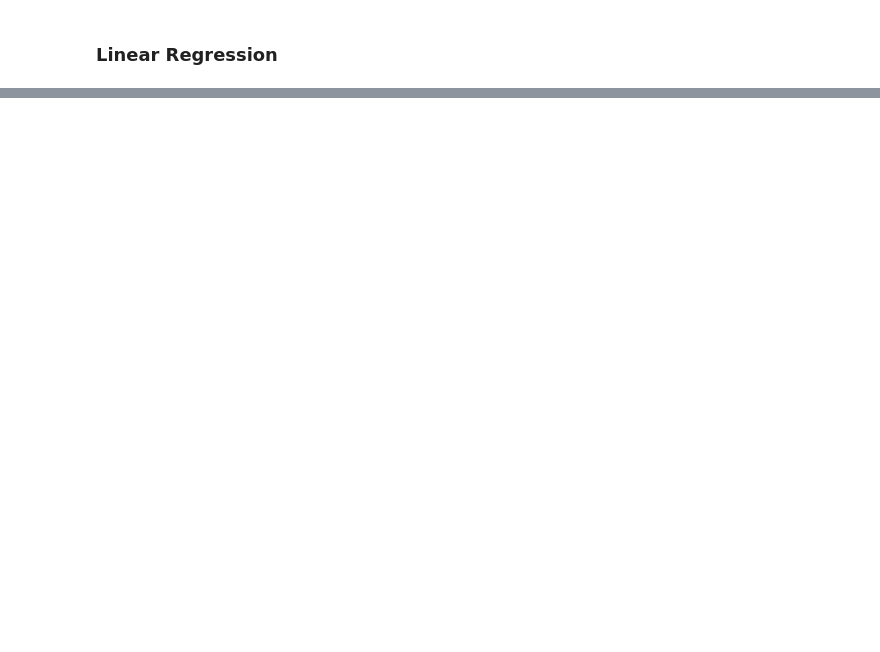
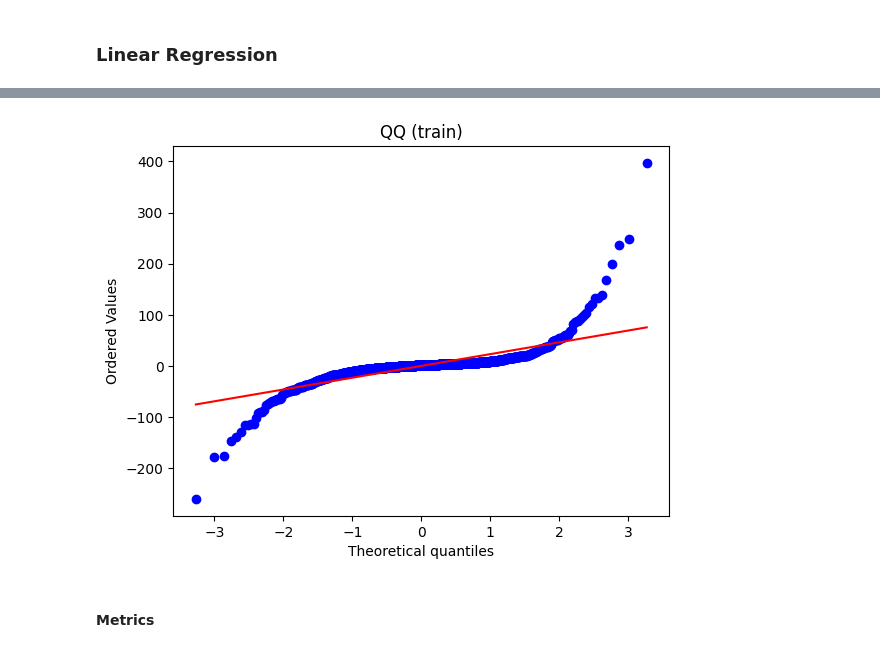
Before and after one commit to MariiaKrestenko/retail-internet-sales-uk, a Jupyter notebook: main.ipynb, the cells around one changed output, grey strips where cells are left out. Drawn from its saved outputs; the diff is of its cells as text; code cells hidden in the pictures; blank space fills up the shorter version.

```diff
--- a/main.ipynb
+++ b/main.ipynb
@@ -165,0 +209,7 @@ y_pred_test = model.predict(X_test)
+# %%
+#QQ plot (QQ is stricter):
+stats.probplot(residuals_train, dist="norm", plot=plt); plt.title("QQ (train)"); plt.show()
+# %% [output]
+[figure, added]
+# %% [markdown]
+#### Metrics
```
Also changed, not shown: parts of 12 cells of this notebook.
